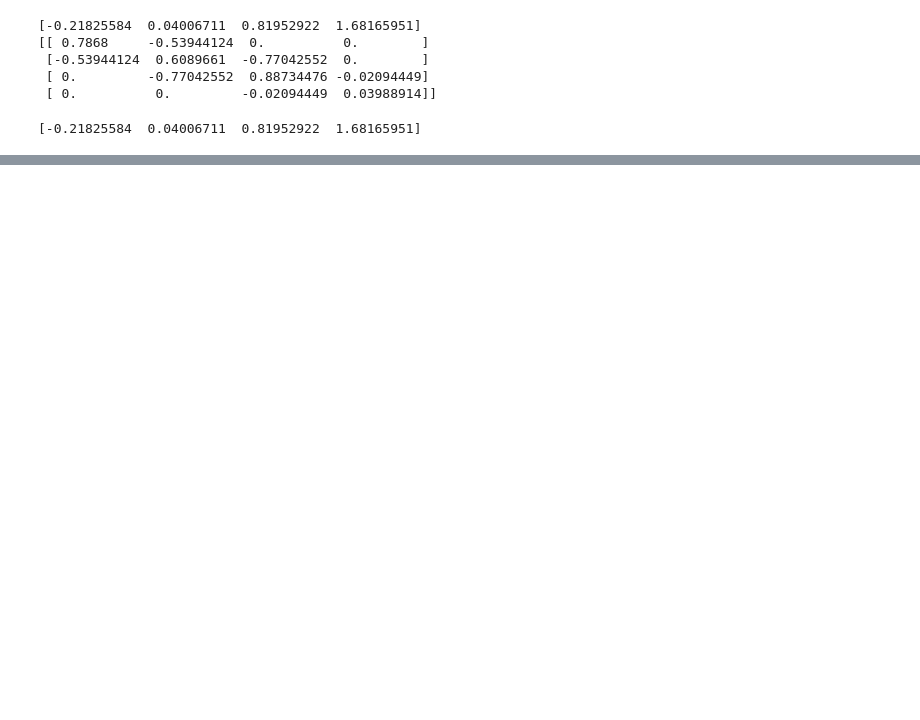
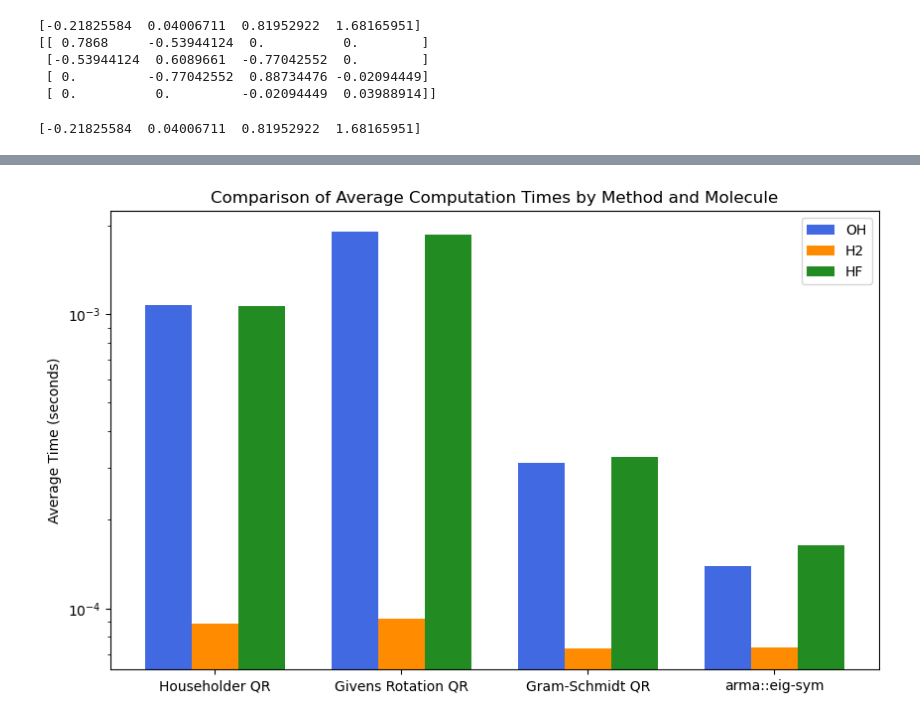
Before and after one commit to amarjilani/chem279_final, a Jupyter notebook: householder.ipynb, the cells around one changed output, grey strips where cells are left out. Saved outputs shown, nothing was run; the diff lists cells and outputs as text; code cells hidden in the pictures; blank space fills up the shorter version.

```diff
--- a/householder.ipynb
+++ b/householder.ipynb
@@ -67,0 +104,30 @@ print(np.round(np.sort(eigen_values), 10))
+# %%
+import matplotlib.pyplot as plt
+import numpy as np
+
+# Data for each method and molecule
+oh_times = [0.00107, 0.00190, 0.000313, 0.000139]
+h2_times = [8.9e-5, 9.2e-5, 7.3e-5, 7.4e-5]
+hf_times = [0.00106, 0.00186, 0.000327, 0.000164]
+methods = ["Householder QR", "Givens Rotation QR", "Gram-Schmidt QR", "arma::eig-sym"]
+
+# Setup for grouped bar chart
+x = np.arange(len(methods))  # label locations
+width = 0.25  # width of the bars
+
+plt.figure(figsize=(10, 6))
+# Plotting each set of bars for the different molecules
+plt.bar(x - width, oh_times, width, label='OH', color='royalblue')
+plt.bar(x, h2_times, width, label='H2', color='darkorange')
+plt.bar(x + width, hf_times, width, label='HF', color='forestgreen')
+
+# Add some text for labels, title and custom x-axis tick labels, etc.
+plt.ylabel('Average Time (seconds)')
+plt.title('Comparison of Average Computation Times by Method and Molecule')
+plt.xticks(x, methods)
+plt.yscale('log')
+plt.legend()
+
+plt.show()
+# %% [output]
+[figure, added]
```
Also changed, not shown: parts of 5 cells of this notebook, 13 other files.
